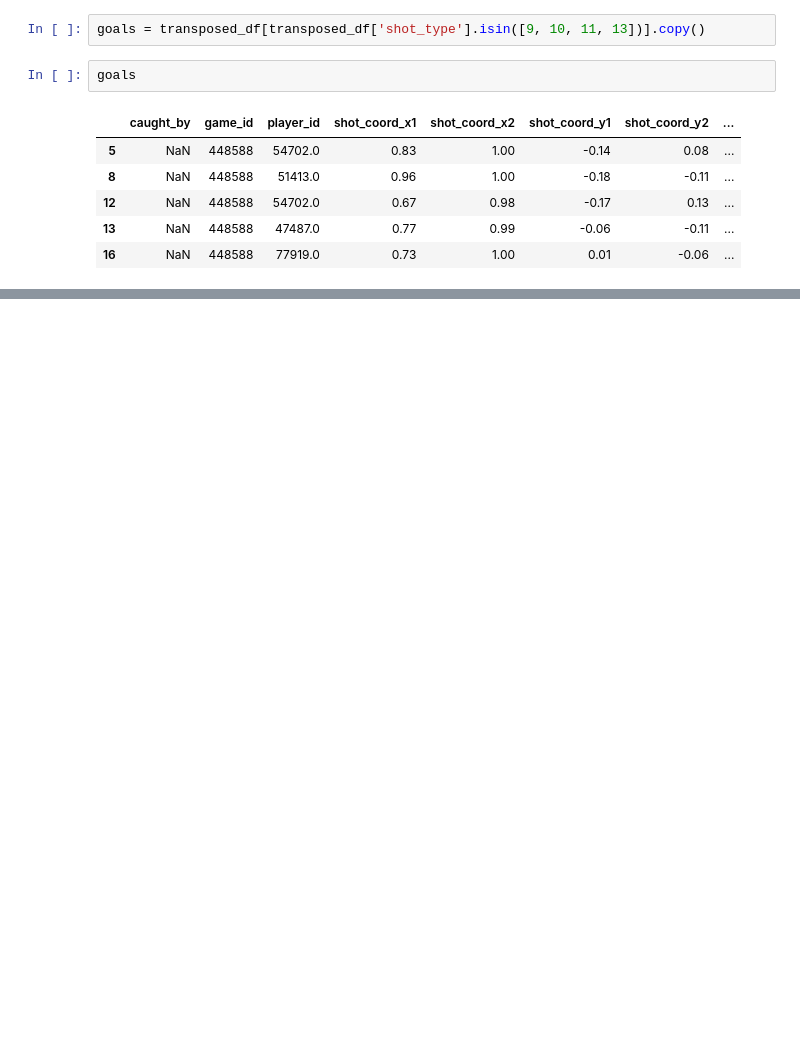
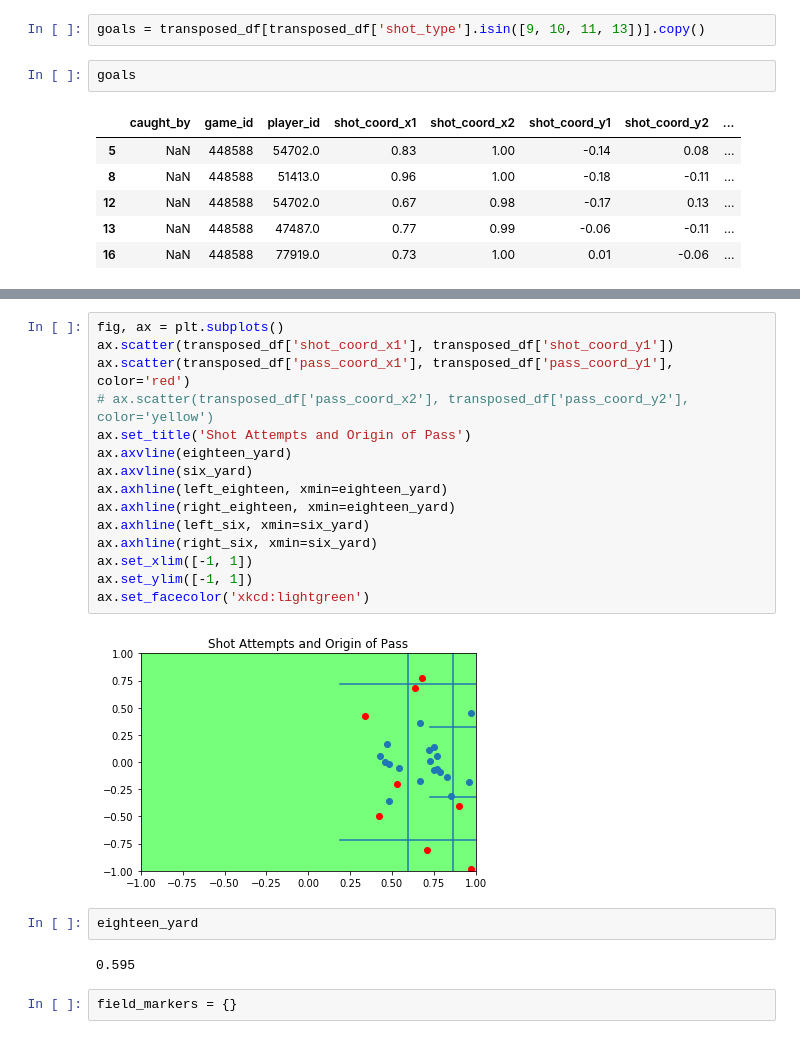
Before and after one commit to d-v-dlee/super_liga_xg, a Jupyter notebook: test_functions.ipynb, the cells around one changed output, grey strips where cells are left out. Drawn from its saved outputs; the diff is of its cells as text; blank space fills up the shorter version.

```diff
--- a/test_functions.ipynb
+++ b/test_functions.ipynb
@@ -181,0 +239,23 @@ goal mouth (x = 1.00, y = (-0.13 - 0.13) )
+# %%
+fig, ax = plt.subplots()
+ax.scatter(transposed_df['shot_coord_x1'], transposed_df['shot_coord_y1'])
+ax.scatter(transposed_df['pass_coord_x1'], transposed_df['pass_coord_y1'], color='red')
+# ax.scatter(transposed_df['pass_coord_x2'], transposed_df['pass_coord_y2'], color='yellow')
+ax.set_title('Shot Attempts and Origin of Pass')
+ax.axvline(eighteen_yard)
+ax.axvline(six_yard)
+ax.axhline(left_eighteen, xmin=eighteen_yard)
+ax.axhline(right_eighteen, xmin=eighteen_yard)
+ax.axhline(left_six, xmin=six_yard)
+ax.axhline(right_six, xmin=six_yard)
+ax.set_xlim([-1, 1])
+ax.set_ylim([-1, 1])
+ax.set_facecolor('xkcd:lightgreen')
+# %% [output]
+[figure, added]
+# %%
+eighteen_yard
+# %% [output]
+0.595
+# %%
+field_markers = {}
```
Also changed, not shown: parts of 13 cells of this notebook, 1 other file.
